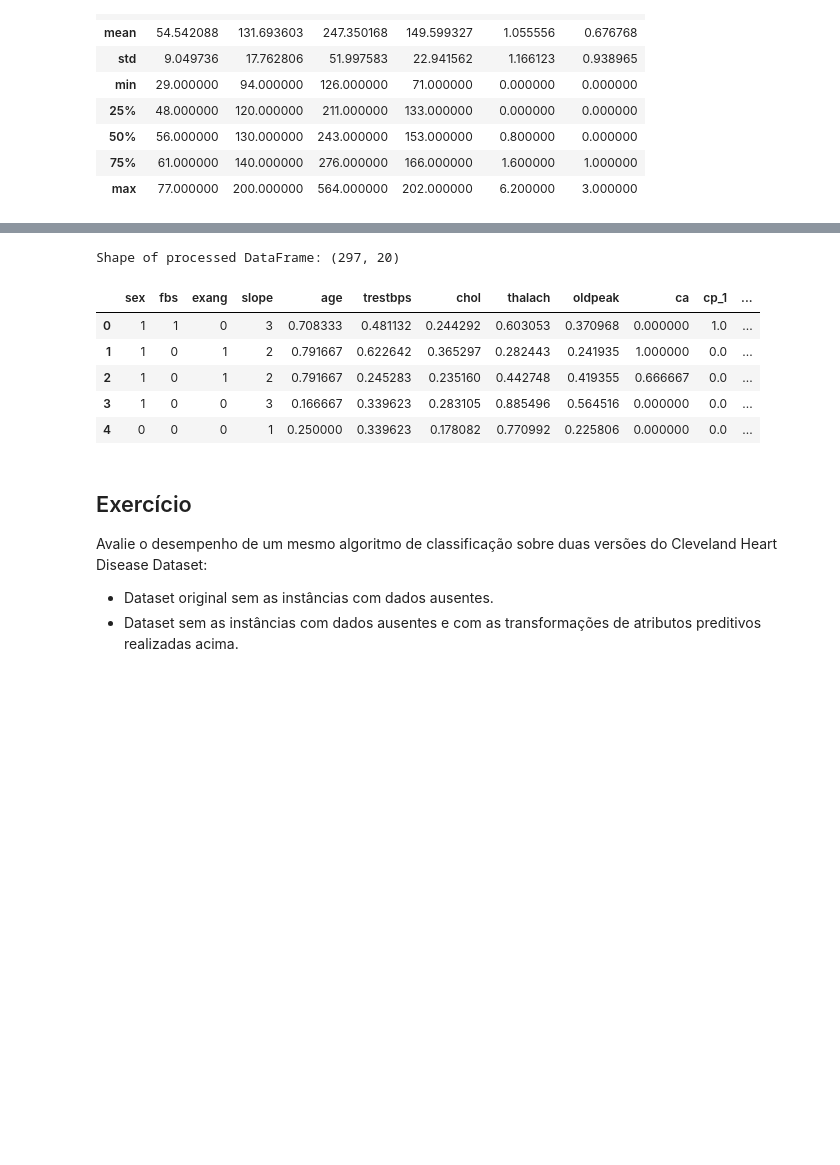
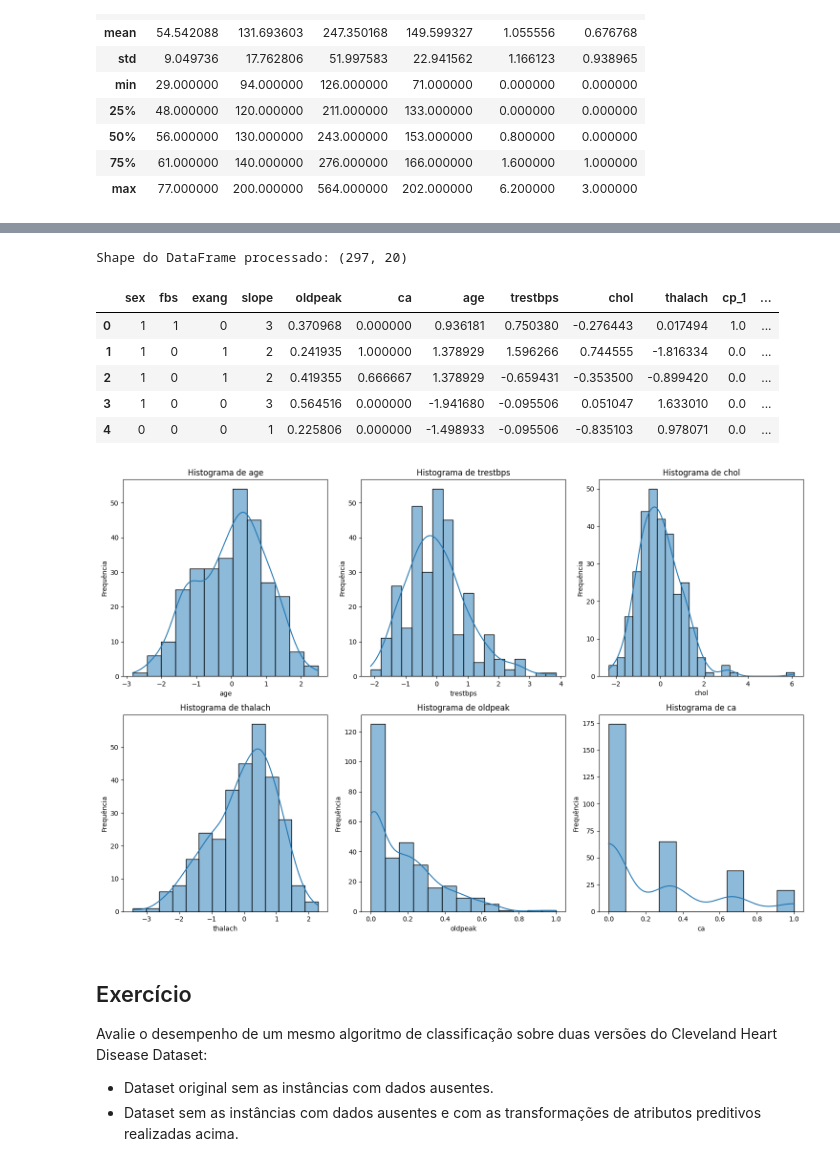
Before and after one commit to alexlimatds/esp_introducao_am, a Jupyter notebook: 04_caracterizacao_e_pre_processamento_de_dados.ipynb, the cells around one changed output, grey strips where cells are left out. Saved outputs shown, nothing was run; the diff lists cells and outputs as text; code cells hidden in the pictures; blank space fills up the shorter version.

Commit message:
Adicionando código de padronização e geração de histogramas.

```diff
--- a/04_caracterizacao_e_pre_processamento_de_dados.ipynb
+++ b/04_caracterizacao_e_pre_processamento_de_dados.ipynb
@@ -432,11 +489,14 @@ display(X_pos[['age', 'trestbps', 'chol', 'thalach', 'oldpeak', 'ca']].describe(
 # %%
-from sklearn.preprocessing import MinMaxScaler
+# Os histogramas mostram uma distribuição aproximadamente normal para
+# os atributos age, trestbps, chole  thalac. Vamos aplicar padronização para
+# estes atributos e Min-Max para oldpeak e ca
 
 # Criando o normalizador Min-Max
+from sklearn.preprocessing import MinMaxScaler
 min_max_scaler = MinMaxScaler()
 
 # Aplicando a normalização aos atributos selecionados
-numerical_features = ['age', 'trestbps', 'chol', 'thalach', 'oldpeak', 'ca']
+numerical_features = ['oldpeak', 'ca']
 scaled_values = min_max_scaler.fit_transform(X_pos[numerical_features])
 # Em dois passos:
 #min_max_scaler.fit(X_pos[numerical_features])
@@ -444,15 +504,8 @@ scaled_values = min_max_scaler.fit_transform(X_pos[numerical_features])
 
 # Observação: em uma aplicação real, os dados de teste não devem ser utilizados
 # na chamada fit do normalizador
-
-X_scaled = pd.DataFrame(
+X_normalizado = pd.DataFrame(
     scaled_values,               # valores (scaled values)
     columns=numerical_features,  # nomes das colunas do DataFrame
     index=X_pos.index            # mantendo os mesmos índices das linhas presentes em X_pos
 )
-
-print("DataFrame após normalização:")
-display(X_scaled.head())
-
-print("\nEstatísticas descritivas para os atributos numéricos normalizados:")
-display(X_scaled.describe())
@@ -476,0 +536,14 @@ Estatísticas descritivas para os atributos numéricos normalizados:
+# %%
+# Criando o padronizador
+from sklearn.preprocessing import StandardScaler
+standard_scaler = StandardScaler()
+
+# Aplicando a padronização aos atributos selecionados
+numerical_features = ['age', 'trestbps', 'chol', 'thalach']
+scaled_values = standard_scaler.fit_transform(X_pos[numerical_features])
+
+X_padronizado = pd.DataFrame(
+    scaled_values,               # valores (scaled values)
+    columns=numerical_features,  # nomes das colunas do DataFrame
+    index=X_pos.index            # mantendo os mesmos índices das linhas presentes em X_pos
+)
@@ -477,20 +574,23 @@ Estatísticas descritivas para os atributos numéricos normalizados:
 # %%
 # Criando uma cópia de X_pos sem as colunas transformadas
 X_pos_dropped = X_pos.drop(columns=['cp', 'restecg', 'thal', 'age', 'trestbps', 'chol', 'thalach', 'oldpeak', 'ca'])
 
-# Concatenando X_pos_dropped, X_scaled e X_hot_encoded em um novo DataFrame
-X_pos_processed = pd.concat([X_pos_dropped, X_scaled, X_hot_encoded], axis=1)
+# Concatenando X_pos_dropped, X_normalizado, X_padronizado e X_hot_encoded em um novo DataFrame
+X_pos_processed = pd.concat([X_pos_dropped, X_normalizado, X_padronizado, X_hot_encoded], axis=1)
 
 print("Shape do DataFrame processado:", X_pos_processed.shape)
 display(X_pos_processed.head())
+
+plot_histograms(X_pos_processed)
 # %% [output]
-Shape of processed DataFrame: (297, 20)
+Shape do DataFrame processado: (297, 20)
-|  | sex | fbs | exang | slope | age | trestbps | chol | thalach | oldpeak | ca | cp_1 | ... |
-| 0 | 1 | 1 | 0 | 3 | 0.708333 | 0.481132 | 0.244292 | 0.603053 | 0.370968 | 0.000000 | 1.0 | ... |
-| 1 | 1 | 0 | 1 | 2 | 0.791667 | 0.622642 | 0.365297 | 0.282443 | 0.241935 | 1.000000 | 0.0 | ... |
-| 2 | 1 | 0 | 1 | 2 | 0.791667 | 0.245283 | 0.235160 | 0.442748 | 0.419355 | 0.666667 | 0.0 | ... |
-| 3 | 1 | 0 | 0 | 3 | 0.166667 | 0.339623 | 0.283105 | 0.885496 | 0.564516 | 0.000000 | 0.0 | ... |
-| 4 | 0 | 0 | 0 | 1 | 0.250000 | 0.339623 | 0.178082 | 0.770992 | 0.225806 | 0.000000 | 0.0 | ... |
+|  | sex | fbs | exang | slope | oldpeak | ca | age | trestbps | chol | thalach | cp_1 | ... |
+| 0 | 1 | 1 | 0 | 3 | 0.370968 | 0.000000 | 0.936181 | 0.750380 | -0.276443 | 0.017494 | 1.0 | ... |
+| 1 | 1 | 0 | 1 | 2 | 0.241935 | 1.000000 | 1.378929 | 1.596266 | 0.744555 | -1.816334 | 0.0 | ... |
+| 2 | 1 | 0 | 1 | 2 | 0.419355 | 0.666667 | 1.378929 | -0.659431 | -0.353500 | -0.899420 | 0.0 | ... |
+| 3 | 1 | 0 | 0 | 3 | 0.564516 | 0.000000 | -1.941680 | -0.095506 | 0.051047 | 1.633010 | 0.0 | ... |
+| 4 | 0 | 0 | 0 | 1 | 0.225806 | 0.000000 | -1.498933 | -0.095506 | -0.835103 | 0.978071 | 0.0 | ... |
+[figure, added]
 # %% [markdown]
 ## Exercício
 
```
Also changed, not shown: parts of 12 cells of this notebook.
